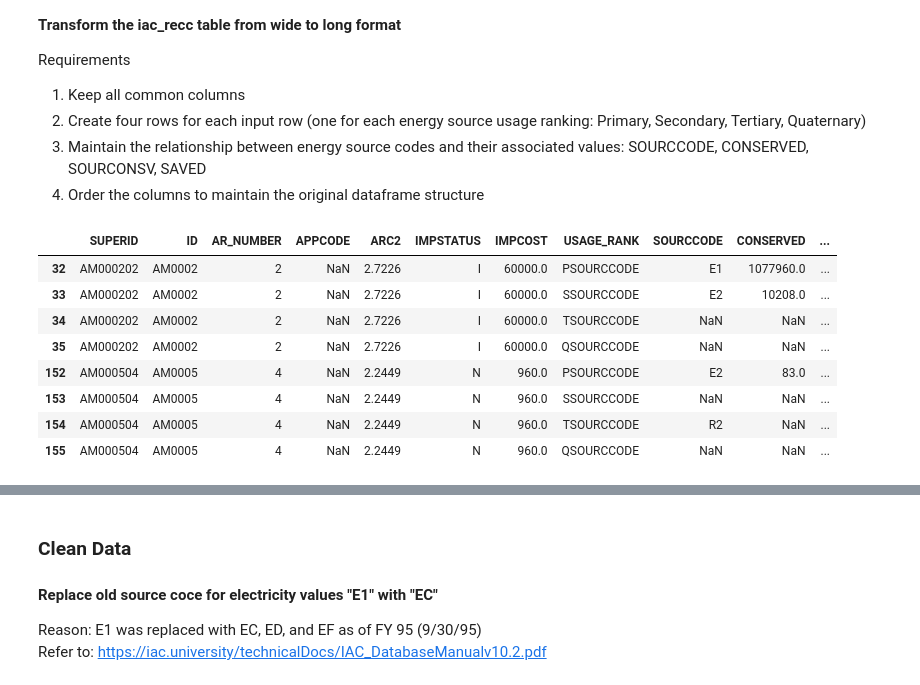
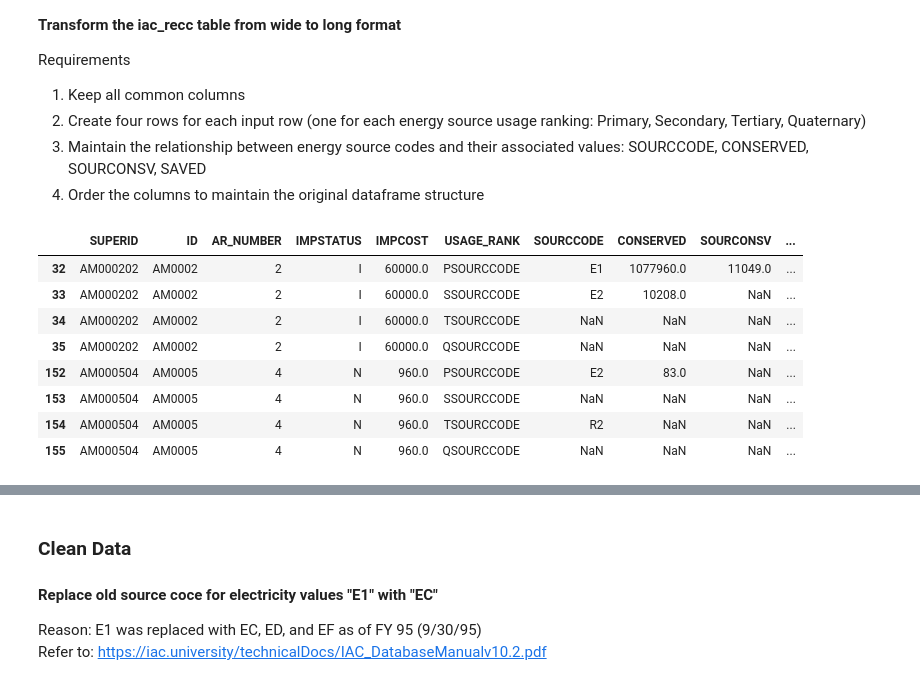
Before and after one commit to IndustrialEnergy/dataintegration, a Jupyter notebook: src/data_cleaning.ipynb, the cells around one changed output, grey strips where cells are left out. Cells and saved outputs as stored; diff of their text form; code cells hidden in the pictures.

```diff
--- a/src/data_cleaning.ipynb
+++ b/src/data_cleaning.ipynb
@@ -74,7 +129,7 @@ Requirements
 4. Order the columns to maintain the original dataframe structure
 # %%
 # Create a function to trasnform the recc table from wide to long format
-def transform_usage_data(df):
+def transform_recc_data(df):
     """
     Transform wide format usage data to long format by unpivoting usage-related columns.
 
@@ -126,18 +181,22 @@ def transform_usage_data(df):
     return result_df[column_order]
 # %%
 # Transform the table
-iac_long_rec_df = transform_usage_data(iac_recc_df)
+iac_recc_tidy_df = transform_recc_data(iac_recc_df)
 # %%
 # Verify transformed data
-filtered_df = iac_long_rec_df.query('SUPERID in ["AM000202","AM000504"]')
+filtered_df = iac_recc_tidy_df.query('SUPERID in ["AM000202","AM000504"]')
 filtered_df
+selected_columns = filtered_df[['SUPERID', 'ID', 'AR_NUMBER','IMPSTATUS', 'IMPCOST',
+       'USAGE_RANK', 'SOURCCODE', 'CONSERVED',
+                                    'SOURCONSV', 'SOURCSAVED_USD']]
+selected_columns
 # %% [output]
-|  | SUPERID | ID | AR_NUMBER | APPCODE | ARC2 | IMPSTATUS | IMPCOST | USAGE_RANK | SOURCCODE | CONSERVED | ... |
-| 32 | AM000202 | AM0002 | 2 | NaN | 2.7226 | I | 60000.0 | PSOURCCODE | E1 | 1077960.0 | ... |
-| 33 | AM000202 | AM0002 | 2 | NaN | 2.7226 | I | 60000.0 | SSOURCCODE | E2 | 10208.0 | ... |
-| 34 | AM000202 | AM0002 | 2 | NaN | 2.7226 | I | 60000.0 | TSOURCCODE | NaN | NaN | ... |
-| 35 | AM000202 | AM0002 | 2 | NaN | 2.7226 | I | 60000.0 | QSOURCCODE | NaN | NaN | ... |
-| 152 | AM000504 | AM0005 | 4 | NaN | 2.2449 | N | 960.0 | PSOURCCODE | E2 | 83.0 | ... |
-| 153 | AM000504 | AM0005 | 4 | NaN | 2.2449 | N | 960.0 | SSOURCCODE | NaN | NaN | ... |
-| 154 | AM000504 | AM0005 | 4 | NaN | 2.2449 | N | 960.0 | TSOURCCODE | R2 | NaN | ... |
-| 155 | AM000504 | AM0005 | 4 | NaN | 2.2449 | N | 960.0 | QSOURCCODE | NaN | NaN | ... |
+|  | SUPERID | ID | AR_NUMBER | IMPSTATUS | IMPCOST | USAGE_RANK | SOURCCODE | CONSERVED | SOURCONSV | ... |
+| 32 | AM000202 | AM0002 | 2 | I | 60000.0 | PSOURCCODE | E1 | 1077960.0 | 11049.0 | ... |
+| 33 | AM000202 | AM0002 | 2 | I | 60000.0 | SSOURCCODE | E2 | 10208.0 | NaN | ... |
+| 34 | AM000202 | AM0002 | 2 | I | 60000.0 | TSOURCCODE | NaN | NaN | NaN | ... |
+| 35 | AM000202 | AM0002 | 2 | I | 60000.0 | QSOURCCODE | NaN | NaN | NaN | ... |
+| 152 | AM000504 | AM0005 | 4 | N | 960.0 | PSOURCCODE | E2 | 83.0 | NaN | ... |
+| 153 | AM000504 | AM0005 | 4 | N | 960.0 | SSOURCCODE | NaN | NaN | NaN | ... |
+| 154 | AM000504 | AM0005 | 4 | N | 960.0 | TSOURCCODE | R2 | NaN | NaN | ... |
+| 155 | AM000504 | AM0005 | 4 | N | 960.0 | QSOURCCODE | NaN | NaN | NaN | ... |
```
Also changed, not shown: parts of 16 cells of this notebook.
